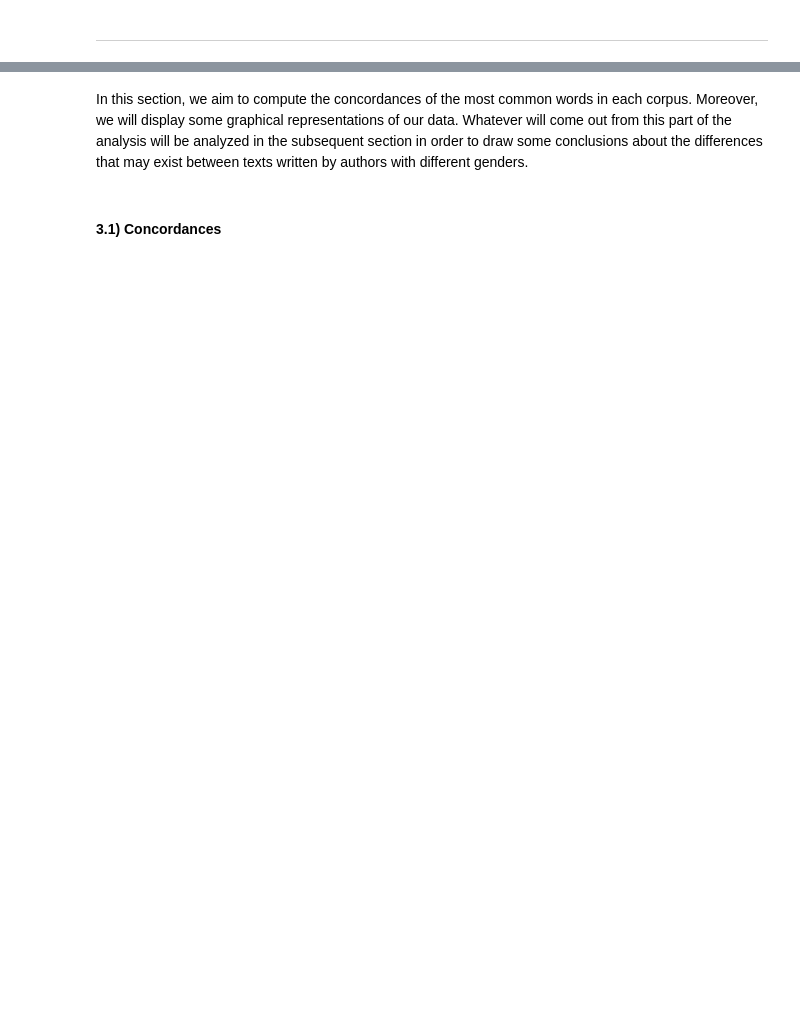
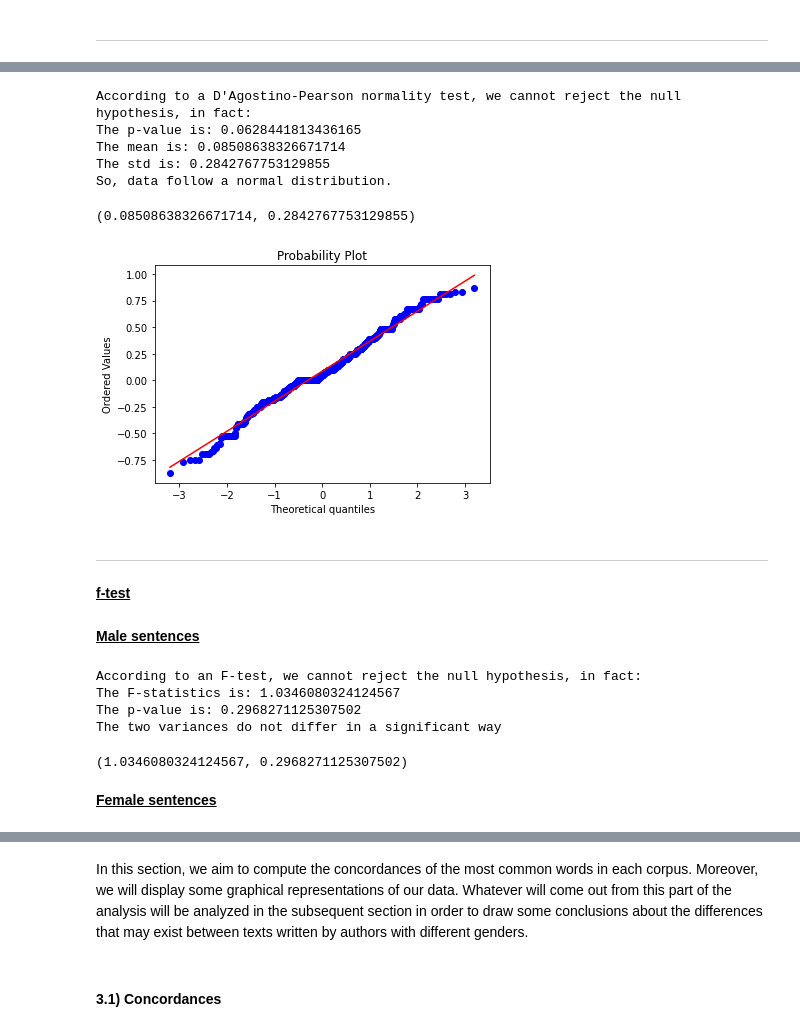
Before and after one commit to gobbykid/corpora_analytics, a Jupyter notebook: analytics.ipynb, the cells around one changed output, grey strips where cells are left out. Cells and saved outputs as stored; diff of their text form; code cells hidden in the pictures; blank space fills up the shorter version.

```diff
--- a/analytics.ipynb
+++ b/analytics.ipynb
@@ -1284,0 +1428,26 @@ Male adjectives in the male author corpus
+# %%
+check_distribution(m_f_sample)
+# %% [output]
+According to a D'Agostino-Pearson normality test, we cannot reject the null hypothesis, in fact:
+The p-value is: 0.0628441813436165
+The mean is: 0.08508638326671714
+The std is: 0.2842767753129855
+So, data follow a normal distribution.
+(0.08508638326671714, 0.2842767753129855)
+[figure, added]
+# %% [markdown]
+-------
+# %% [markdown]
+<b><u>f-test</u></b>
+# %% [markdown]
+<b><u>Male sentences</u></b>
+# %%
+f_test(f_m_sample, m_m_sample)
+# %% [output]
+According to an F-test, we cannot reject the null hypothesis, in fact:
+The F-statistics is: 1.0346080324124567
+The p-value is: 0.2968271125307502
+The two variances do not differ in a significant way
+(1.0346080324124567, 0.2968271125307502)
+# %% [markdown]
+<b><u>Female sentences</u></b>
```
Also changed, not shown: parts of 162 cells of this notebook, 1 other file.
